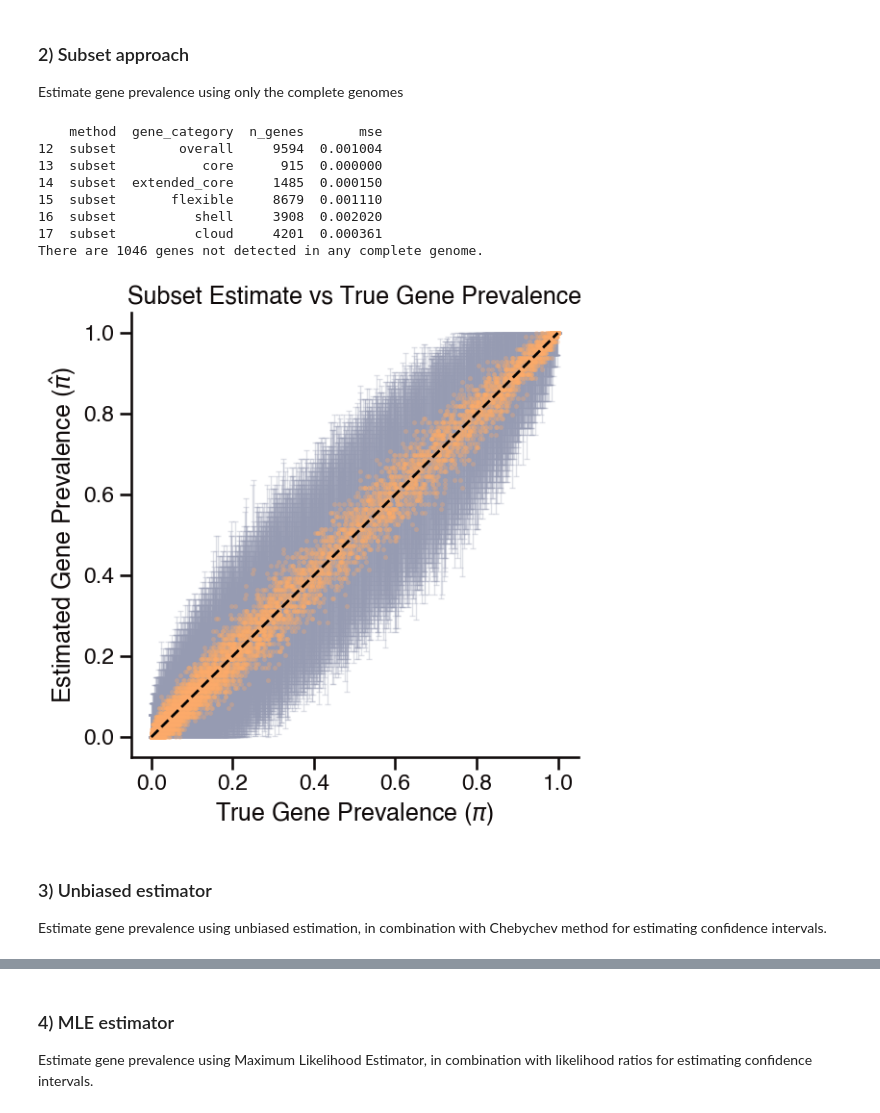
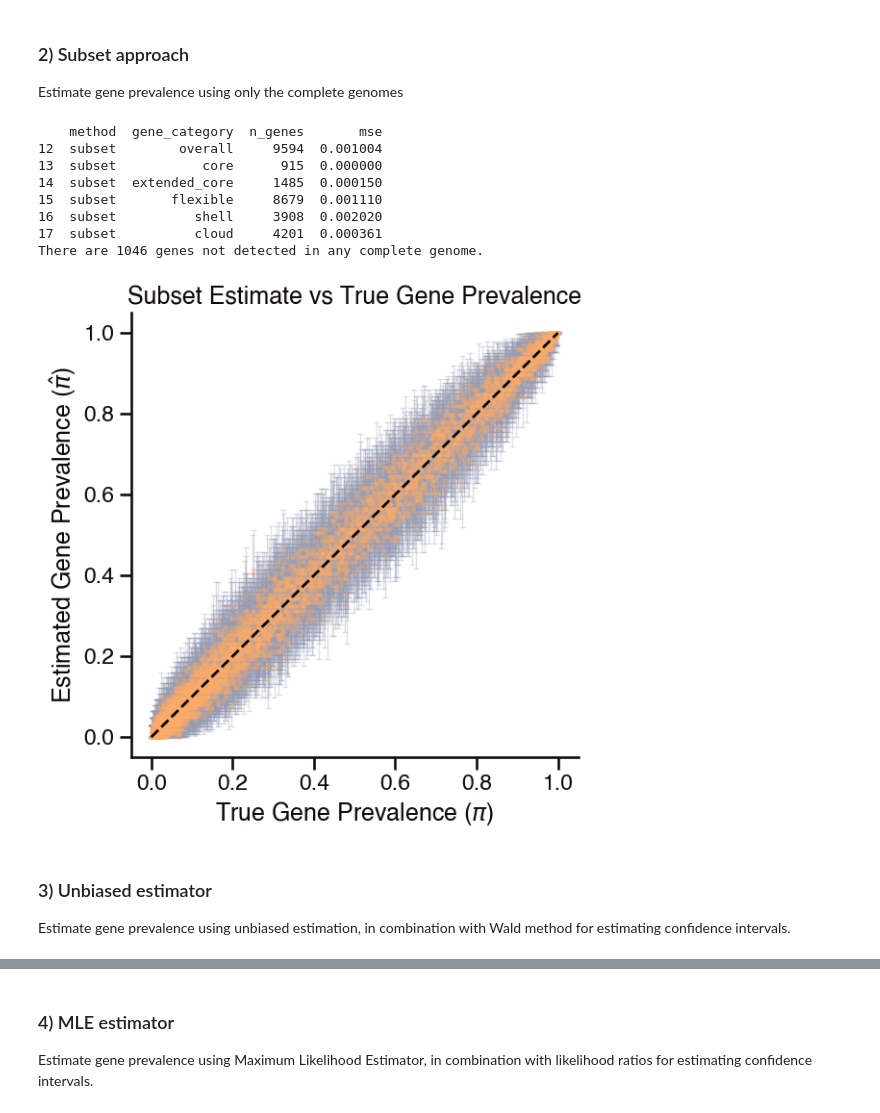
Before and after one commit to blasks/gene-prevalence, a Jupyter notebook: experiments/2-method-comparison-simulations.ipynb, the cells around one changed output, grey strips where cells are left out. Saved outputs shown, nothing was run; the diff lists cells and outputs as text; code cells hidden in the pictures.

Commit message:
Added wald confidence intervals for the unbiased estimator and updated plots accordingly

```diff
--- a/experiments/2-method-comparison-simulations.ipynb
+++ b/experiments/2-method-comparison-simulations.ipynb
@@ -292,7 +292,7 @@ model = BernoulliPrevalenceModel(
 )
 fit = model.fit(
     estimator="unbiased",
-    interval_method="chebyshev",
+    interval_method="wald",
     alpha=ci_alpha,  # confidence interval alpha level
     clip=True,
 )
@@ -335,37 +335,37 @@ sns.scatterplot(
 )
 plt.xlabel(r"True Gene Prevalence ($\pi$)")
 plt.ylabel(r"Estimated Gene Prevalence ($\hat{\pi}$)")
 plt.title('Subset Estimate vs True Gene Prevalence')
 # add error bars for the configured confidence intervals
 ax.errorbar(
     x=subset_estimates_df["pi_true"],
     y=subset_estimates_df["pi_hat"],
     yerr=[subset_estimates_df["pi_hat"] - subset_estimates_df["ci_lower"],
           subset_estimates_df["ci_upper"] - subset_estimates_df["pi_hat"]],
     fmt='none',
     linewidth=1,
     capsize=2,
     ecolor=sns.color_palette()[5],
     alpha=0.3,
     zorder=0
 )
 # add diagonal line for reference
 lims = [0, 1]
 ax.plot(lims, lims, 'k--', zorder=1)
 plt.show()
 # %% [output]
     method  gene_category  n_genes       mse
 12  subset        overall     9594  0.001004
 13  subset           core      915  0.000000
 14  subset  extended_core     1485  0.000150
 15  subset       flexible     8679  0.001110
 16  subset          shell     3908  0.002020
 17  subset          cloud     4201  0.000361
 There are 1046 genes not detected in any complete genome.
-[figure, old version]
+[figure, new version]
 # %% [markdown]
 ### 3) Unbiased estimator
-Estimate gene prevalence using unbiased estimation, in combination with Chebychev method
+Estimate gene prevalence using unbiased estimation, in combination with Wald method
 for estimating confidence intervals.
 # %%
 # estimate gene prevalence using unbiased estimator and plot against true pi values
```
Also changed, not shown: parts of 5 cells of this notebook, 3 other files.
